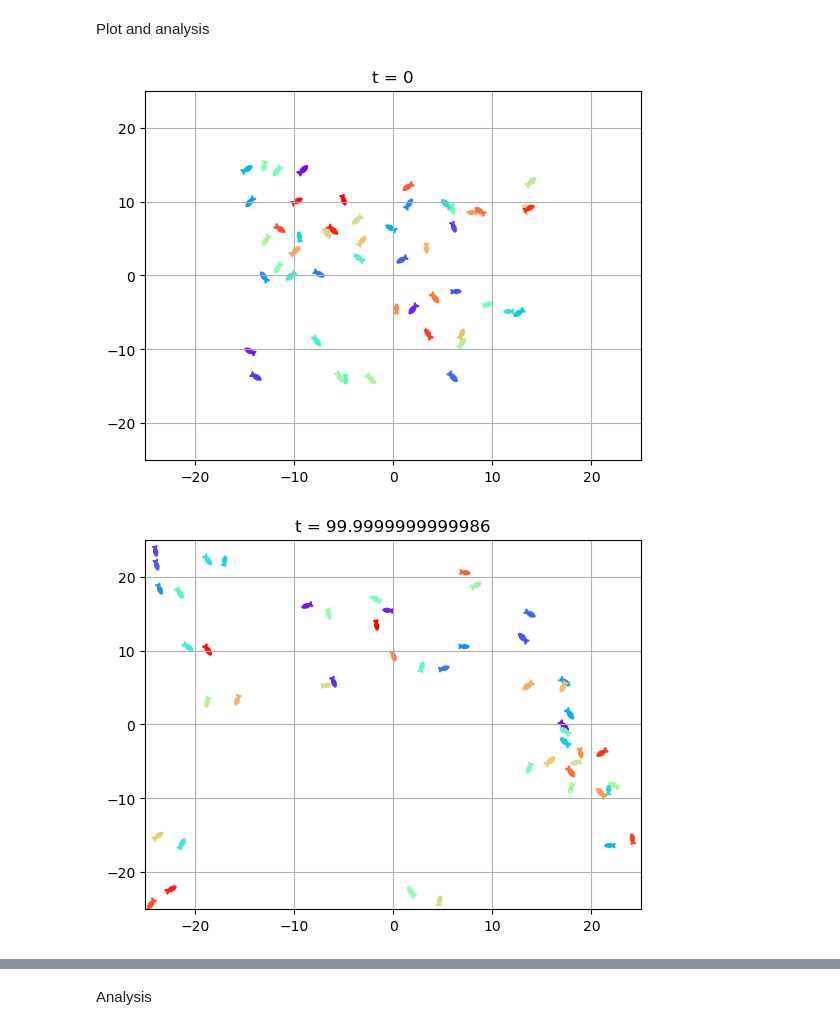
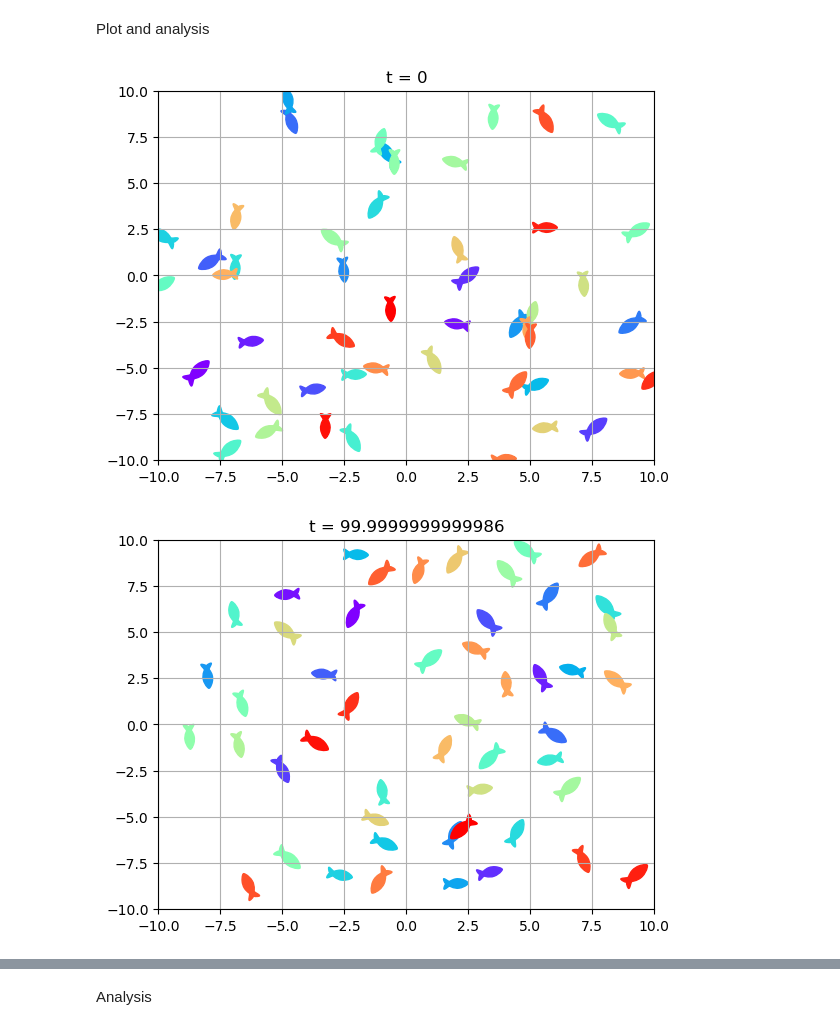
Before and after one commit to Bobomoto/PHYS250-Final-Project, a Jupyter notebook: Finalproject.ipynb, the cells around one changed output, grey strips where cells are left out. Cells and saved outputs as stored; diff of their text form; code cells hidden in the pictures.

Commit message:
gotta charge my mac. have to figure out where to place the error

```diff
--- a/Finalproject.ipynb
+++ b/Finalproject.ipynb
@@ -179,59 +223,57 @@ Test
 #we can also change the fish to only respond to a certain angle of neighbor, like -pi/3 to pi/3 rad
 #error about 0.25 maybe, can change
 
-def updatefish(positions,radorientations,speeds,velocity, arenarange = 100, time = 0, timestep = 0.1, maxa = 1.0, maxdwdt = 0.8, vdecay = 0.8, erroracc = 0.5, errordwdt = 0.5, maxspd = 10):
+def updatefish(positions,radorientations,speeds,velocity, arenarange = 100, time = 0, timestep = 0.066, maxa = 1.0, maxdw = 0.8, vdecay = 0.8, erroracc = 0, errordw = 0, maxspd = 10):
     copypositions = positions.copy()
     time += timestep
     t = timestep
     N = len(positions)
     maxspeed = maxspd
-    minspeed = 0
     maxcoord = arenarange/2
     for i in np.arange(N):
-        #find distance and angle to wall
-
         #first find the nearest neighbor
         neighindex, neighdist, dist = findnearestneighbor(i, copypositions[i], copypositions)
+        print(neighdist)
         #find its dotproduct
         dotproduct, crossproduct = findangletoneighbor(radorientations[i],copypositions[i],copypositions[neighindex]) #simply cos(theta) and sin(theta)
 
         #calculate the accelerations based on the dotproduct and the distance to the neighbor
-
-        motacc = maxa*dotproduct*np.tanh(neighdist/5) + rng.uniform(-erroracc,erroracc)
-        dwdt = maxdwdt*crossproduct + rng.uniform(-errordwdt,errordwdt)
+        motaccpositive = maxa*dotproduct*np.tanh(neighdist/5) + rng.uniform(-erroracc,erroracc)
+        motaccnegative = maxa*dotproduct + rng.uniform(-erroracc,erroracc) #assume no huge distance dependence
+        dw = maxdw*crossproduct + rng.uniform(-errordw,errordw)
 
         #Speed rule 1, attractve over R (2 body lengths)
         if neighdist > 2:
-            #update velocity magnitude based on where the other fish is. If in front, accelerate, if behind, deccelerate by a constant, let's say 0.5 bl/s^2. also fish only respond to the  60º in front
-            if np.abs(speeds[i] + motacc*t) <= maxspeed:
-                speeds[i] = max(0, speeds[i] + motacc*t)
+            #update velocity magnitude based on where the other fish is. If in front, accelerate, if behind, deccelerate
+            if np.abs(speeds[i] + motaccpositive*t) <= maxspeed:
+                speeds[i] = max(0, speeds[i] + motaccpositive*t)
             else:
                 speeds[i] = speeds[i]
         #speed rule 2, repulsive under R
         elif neighdist < 2:
             #if behind, accelerate forward. if ahead, decelerate
-            if np.abs(speeds[i] - motacc*t) <= maxspeed:
-                speeds[i] = max(0,speeds[i] - motacc*t)
+            if np.abs(speeds[i] - motaccnegative*t) <= maxspeed:
+                speeds[i] = max(0,speeds[i] - motaccnegative*t)
             else:
                 speeds[i] = speeds[i]
 
         #orientation rule 1, turn towards nearest neighbor
         if neighdist > 2: #radpersecond
-            radorientations[i] = radorientations[i] + dwdt*t
+            radorientations[i] = radorientations[i] + dw*t
         elif neighdist < 2: #radpersecond
-            radorientations[i] = radorientations[i] -  dwdt*t
+            radorientations[i] = radorientations[i] -  dw*t
 
         #add repulsive force towards wall
         xwalldist, ywalldist = finddistancetonearestwall(copypositions[i], maxcoord)
         xwalldot, ywalldot, xwallcross, ywallcross = findangletowall(radorientations[i], copypositions[i], maxcoord)
         #angular acceleration for wall
-        dwdtwallx = maxdwdt*xwallcross + rng.uniform(-errordwdt,errordwdt)
-        dwdtwally = maxdwdt*ywallcross + rng.uniform(-errordwdt,errordwdt)
+        dwwallx = maxdw*xwallcross + rng.uniform(-errordw,errordw)
+        dwwally = maxdw*ywallcross + rng.uniform(-errordw,errordw)
 
         if np.abs(xwalldist) < 2 and xwalldot < 0:
-            radorientations[i] += dwdtwallx * t
+            radorientations[i] += dwwallx * t
         if np.abs(ywalldist) < 2 and ywalldot < 0:
-            radorientations[i] += dwdtwally * t
+            radorientations[i] += dwwally * t
 
         #update velocity
         velocity[i] = (speeds[i]*np.cos(radorientations[i]),speeds[i]*np.sin(radorientations[i]))
@@ -252,7 +294,7 @@ def updatefish(positions,radorientations,speeds,velocity, arenarange = 100, time
 
             speeds[i] = 0
             velocity[i] = (0,0)
-        else: positions[i] = positions[i] + np.array(velocity[i])*t # x = x+vt for all fish
+        else: positions[i] = positions[i] + np.array(velocity[i])*t # update position according to x = x+vt for all fish
 
     return positions, radorientations, speeds, velocity, time
 # %% [markdown]
@@ -284,26 +326,26 @@ def plot(coords, radorientations, viewrange = (-50,50), title = '', fishmarker =
     plt.show()
 # %%
 numiterations = 1000
-poolrange = 50 #poolrange/2 is the length of each side
-initcoordmax = 15 #essentially initial density
+poolrange = 20 #poolrange/2 is the length of each side
+initcoordmax = 10 #essentially initial density
 numfish = 50
 inittime = 0
 positionarray = []
 speedarray = []
 
 pos, motorientations, motspeeds, motvelocity = initialize(numfish, initcoordmax)
 plot(pos, motorientations, viewrange = (-poolrange/2,poolrange/2), title = 't = 0')
 
 #run the function numiteration times and keep track of positions
 for i in np.arange(numiterations):
     pos, motorientations, motspeeds, motvelocity, inittime = updatefish(pos, motorientations, motspeeds, motvelocity, time = inittime, arenarange = poolrange)
     speedarray.append(copy.deepcopy(motspeeds))
     positionarray.append(copy.deepcopy(pos))
 
 plot(pos, motorientations, viewrange = (-poolrange/2,poolrange/2), title = f't = {inittime}')
 # %% [output]
-[figure, old version]
+[figure, new version]
-[figure, old version]
+[figure, new version]
 # %%
 #trajectory plot
 fig, ax = plt.subplots()
```
Also changed, not shown: parts of 4 cells of this notebook.
